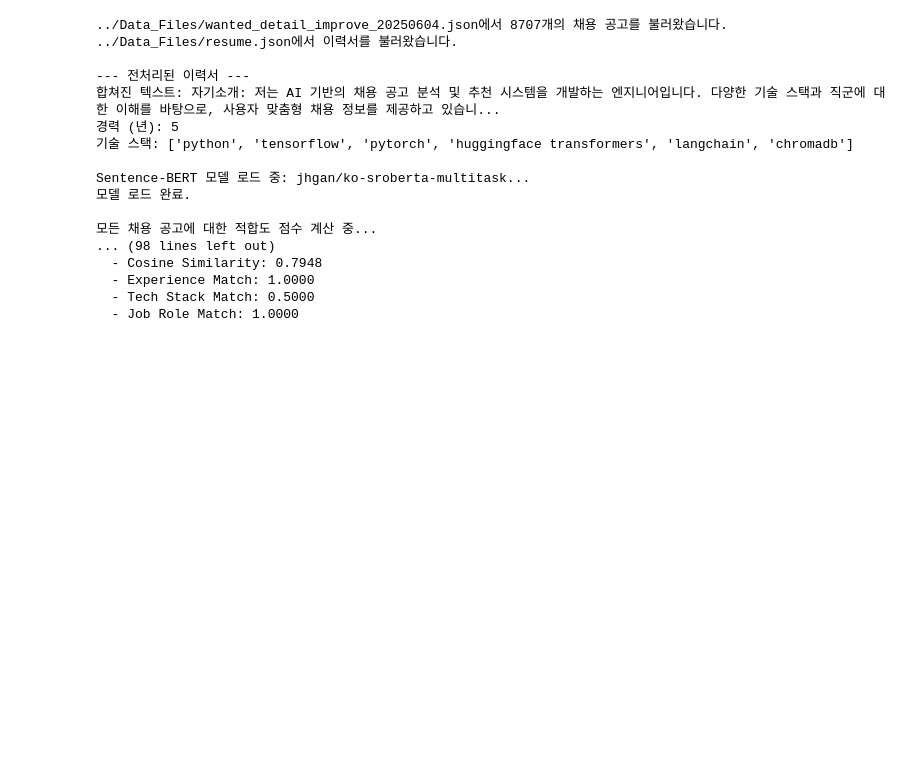
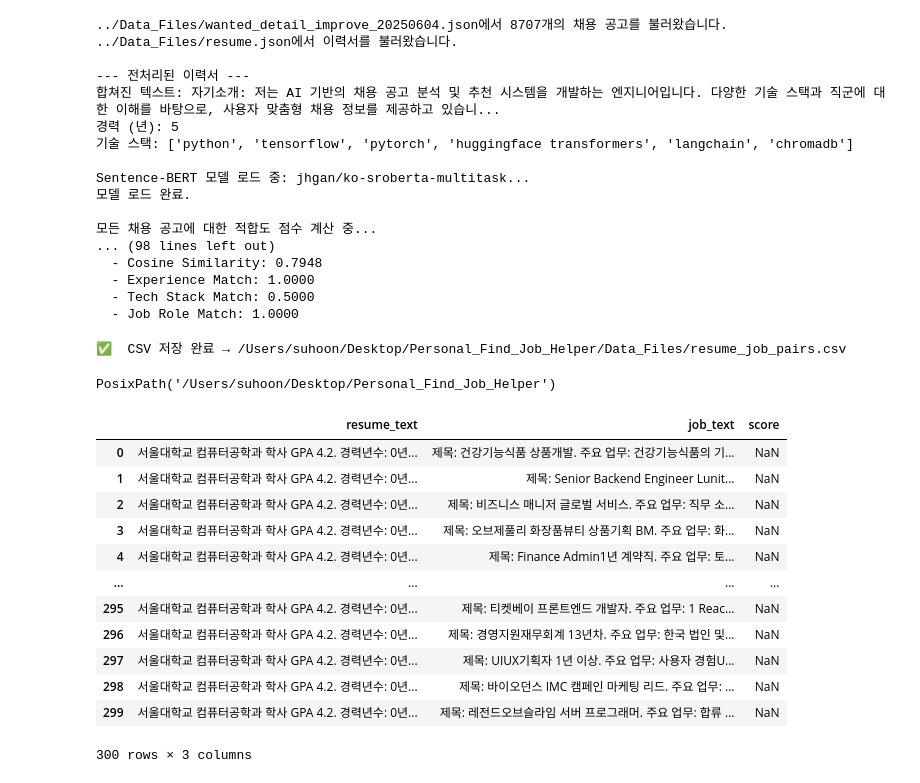
Before and after one commit to Digital-Smart-Busan-Final-Team6/Personal_Find_Job_Helper, a Jupyter notebook: Model_Predict/fit_score.ipynb, the cells around one changed output. Drawn from its saved outputs; the diff is of its cells as text; code cells hidden in the pictures; blank space fills up the shorter version.

```diff
--- a/Model_Predict/fit_score.ipynb
+++ b/Model_Predict/fit_score.ipynb
@@ -474,3 +476,80 @@ Sentence-BERT 모델 로드 중: jhgan/ko-sroberta-multitask...
   - Experience Match: 1.0000
   - Tech Stack Match: 0.5000
   - Job Role Match: 1.0000
+# %%
+import json, csv, random
+from pathlib import Path
+import os
+BASE_DIR = Path(os.getcwd()).parent
+JOB_FILE = BASE_DIR / DATA_DIR / "wanted_detail_improve_20250604.json"
+RESUME_FILE = BASE_DIR / DATA_DIR / "resume_sample.json"
+OUT_CSV   = BASE_DIR / DATA_DIR / "resume_job_pairs.csv"
+
+# ── 데이터 로드 ─────────────────────────────────────────
+jobs = json.loads(Path(JOB_FILE).read_text(encoding="utf-8"))
+resumes = json.loads(Path(RESUME_FILE).read_text(encoding="utf-8"))
+
+# ── 이력서 / 공고를 한 줄 텍스트로 합치는 헬퍼 ──────────
+def combine_resume(r: dict) -> str:
+    return (
+        f"{r['university']} {r['major']} {r['education_status']} GPA {r['gpa']}. "
+        f"경력년수: {r.get('experience_years', 0)}년. "
+        f"희망직무: {', '.join(r['job_interests'])}. "
+        f"기술: {r['skills']}."
+    )
+
+def combine_job(j: dict) -> str:
+    return (
+        f"제목: {j['제목']}. "
+        f"주요 업무: {' '.join(j['주요 업무'])}. "
+        f"자격 요건: {' '.join(j['자격 요건'])}. "
+        f"우대: {' '.join(j['우대 사항'])}. "
+        f"경력: {j.get('요구 최소 경력', 0)}~{j.get('요구 최대 경력', 99)}년."
+    )
+
+# ── (예) 이력서 1개 × 무작위 공고 300개 샘플 ────────────
+pairs = []
+N_SAMPLE = 300
+sampled_jobs = random.sample(list(jobs.items()), k=N_SAMPLE)
+
+for res in resumes[:1]:                 # 하나의 이력서만 예시
+    for job_id, job in sampled_jobs:
+        pairs.append({
+            "resume_text": combine_resume(res),
+            "job_text": combine_job(job),
+            "score": ""       # 빈칸 → 사람이 채점
+        })
+
+# ── CSV 저장 ────────────────────────────────────────────
+with OUT_CSV.open("w", newline="", encoding="utf-8") as f:
+    w = csv.DictWriter(f, fieldnames=["resume_text", "job_text", "score"])
+    w.writeheader(); w.writerows(pairs)
+
+print(f"✅  CSV 저장 완료 → {OUT_CSV}")
+# %% [output]
+✅  CSV 저장 완료 → /Users/suhoon/Desktop/Personal_Find_Job_Helper/Data_Files/resume_job_pairs.csv
+# %%
+import os
+BASE_DIR = Path(os.getcwd()).parent
+BASE_DIR
+# %% [output]
+PosixPath('/Users/suhoon/Desktop/Personal_Find_Job_Helper')
+# %%
+import pandas as pd
+fit_df = pd.read_csv(BASE_DIR / DATA_DIR / "resume_job_pairs.csv")
+# %%
+fit_df
+# %% [output]
+|  | resume_text | job_text | score |
+| 0 | 서울대학교 컴퓨터공학과 학사 GPA 4.2. 경력년수: 0년... | 제목: 건강기능식품 상품개발. 주요 업무: 건강기능식품의 기... | NaN |
+| 1 | 서울대학교 컴퓨터공학과 학사 GPA 4.2. 경력년수: 0년... | 제목: Senior Backend Engineer Lunit... | NaN |
+| 2 | 서울대학교 컴퓨터공학과 학사 GPA 4.2. 경력년수: 0년... | 제목: 비즈니스 매니저 글로벌 서비스. 주요 업무: 직무 소... | NaN |
+| 3 | 서울대학교 컴퓨터공학과 학사 GPA 4.2. 경력년수: 0년... | 제목: 오브제풀리 화장품뷰티 상품기획 BM. 주요 업무: 화... | NaN |
+| 4 | 서울대학교 컴퓨터공학과 학사 GPA 4.2. 경력년수: 0년... | 제목: Finance Admin1년 계약직. 주요 업무: 토... | NaN |
+| ... | ... | ... | ... |
+| 295 | 서울대학교 컴퓨터공학과 학사 GPA 4.2. 경력년수: 0년... | 제목: 티켓베이 프론트엔드 개발자. 주요 업무: 1 Reac... | NaN |
+| 296 | 서울대학교 컴퓨터공학과 학사 GPA 4.2. 경력년수: 0년... | 제목: 경영지원재무회계 13년차. 주요 업무: 한국 법인 및... | NaN |
+| 297 | 서울대학교 컴퓨터공학과 학사 GPA 4.2. 경력년수: 0년... | 제목: UIUX기획자 1년 이상. 주요 업무: 사용자 경험U... | NaN |
+| 298 | 서울대학교 컴퓨터공학과 학사 GPA 4.2. 경력년수: 0년... | 제목: 바이오던스 IMC 캠페인 마케팅 리드. 주요 업무: ... | NaN |
+| 299 | 서울대학교 컴퓨터공학과 학사 GPA 4.2. 경력년수: 0년... | 제목: 레전드오브슬라임 서버 프로그래머. 주요 업무: 합류 ... | NaN |
+300 rows × 3 columns
```
Also changed, not shown: parts of 11 cells of this notebook, 9 other files.
